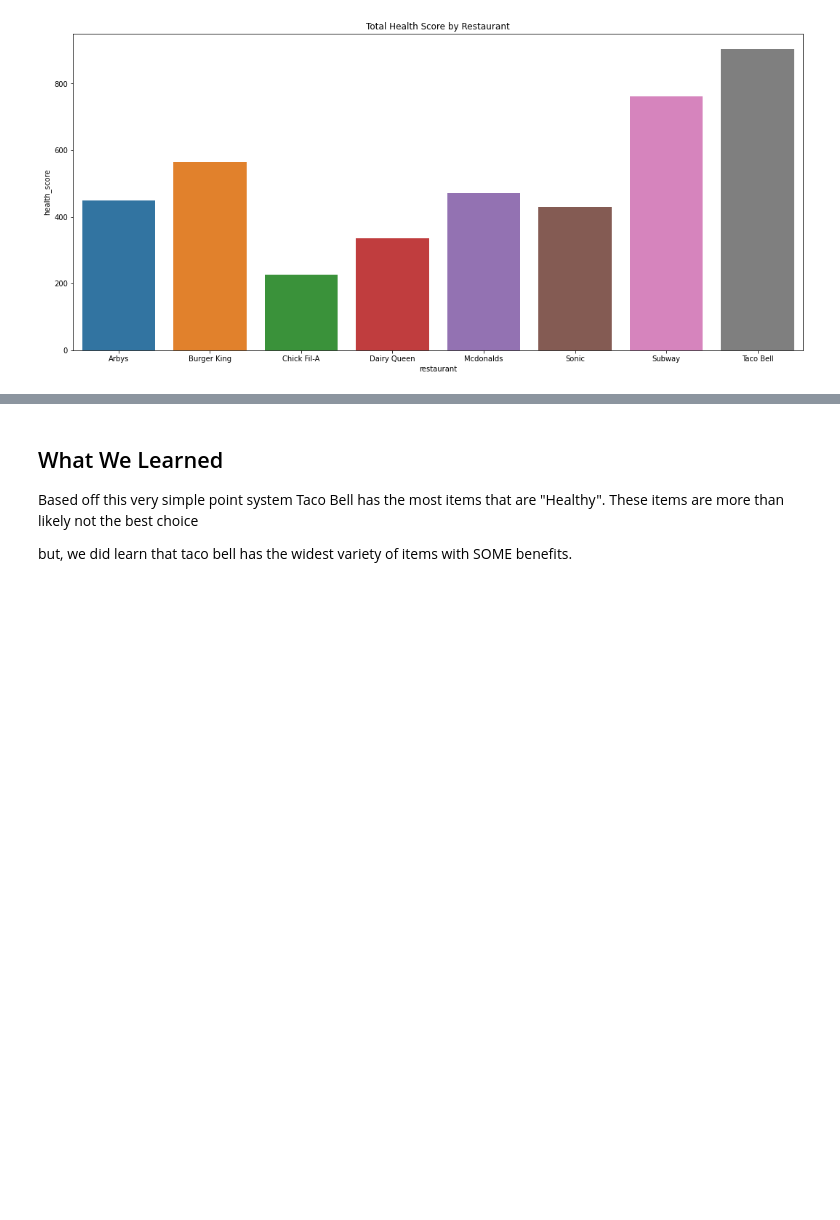
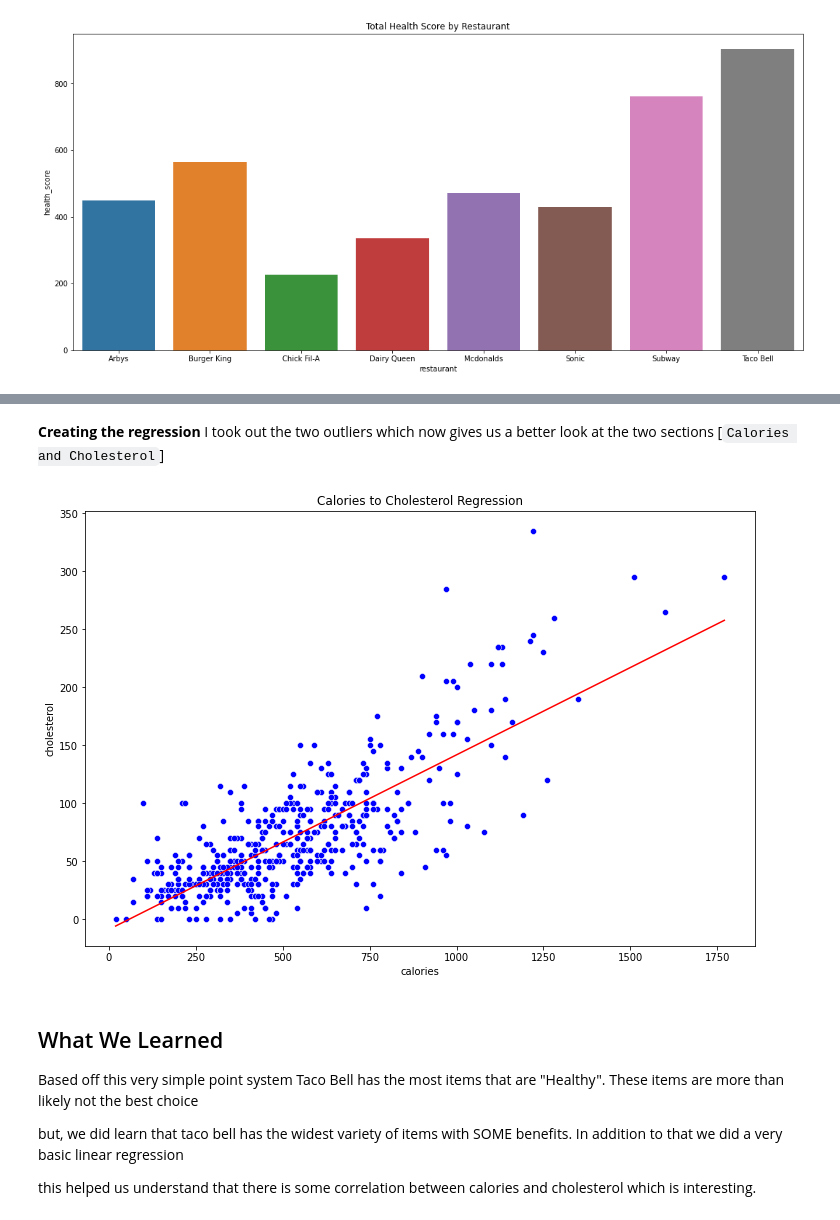
Before and after one commit to joshthyng777/fast_food_analysis, a Jupyter notebook: fastfood_analysis.ipynb, the cells around one changed output, grey strips where cells are left out. Drawn from its saved outputs; the diff is of its cells as text; code cells hidden in the pictures; blank space fills up the shorter version.

Commit message:
linear_regression added

```diff
--- a/fastfood_analysis.ipynb
+++ b/fastfood_analysis.ipynb
@@ -239,6 +267,30 @@ plt.show()
+# %%
+# print(df[df['cholesterol'] > 750])
+# print(df[df['calories'] > 2300])
+df = df.drop(df.index[192])
+df = df.drop(df.index[39])
+# %% [markdown]
+**Creating the regression**
+I took out the two outliers which now gives us a better look at the two sections [`Calories and Cholesterol`]
+# %%
+reg = LinearRegression()
+reg.fit(df[['calories']], df[['cholesterol']])
+
+x = np.linspace(df['calories'].min(), df['calories'].max())
+y = reg.predict(x.reshape(-1,1))
+
+plt.figure(figsize=(12, 8))
+sns.scatterplot(x='calories', y='cholesterol', data=df,color='blue')
+plt.plot(x, y, color='red')
+plt.title("Calories to Cholesterol Regression")
+plt.show()
+# %% [output]
+[figure, added]
 # %% [markdown]
 ## What We Learned
 
 Based off this very simple point system Taco Bell has the most items that are "Healthy". These items are more than likely not the best choice
 
-but, we did learn that taco bell has the widest variety of items with SOME benefits.
+but, we did learn that taco bell has the widest variety of items with SOME benefits. In addition to that we did a very basic linear regression
+
+this helped us understand that there is some correlation between calories and cholesterol which is interesting.
```
Also changed, not shown: parts of 7 cells of this notebook.
